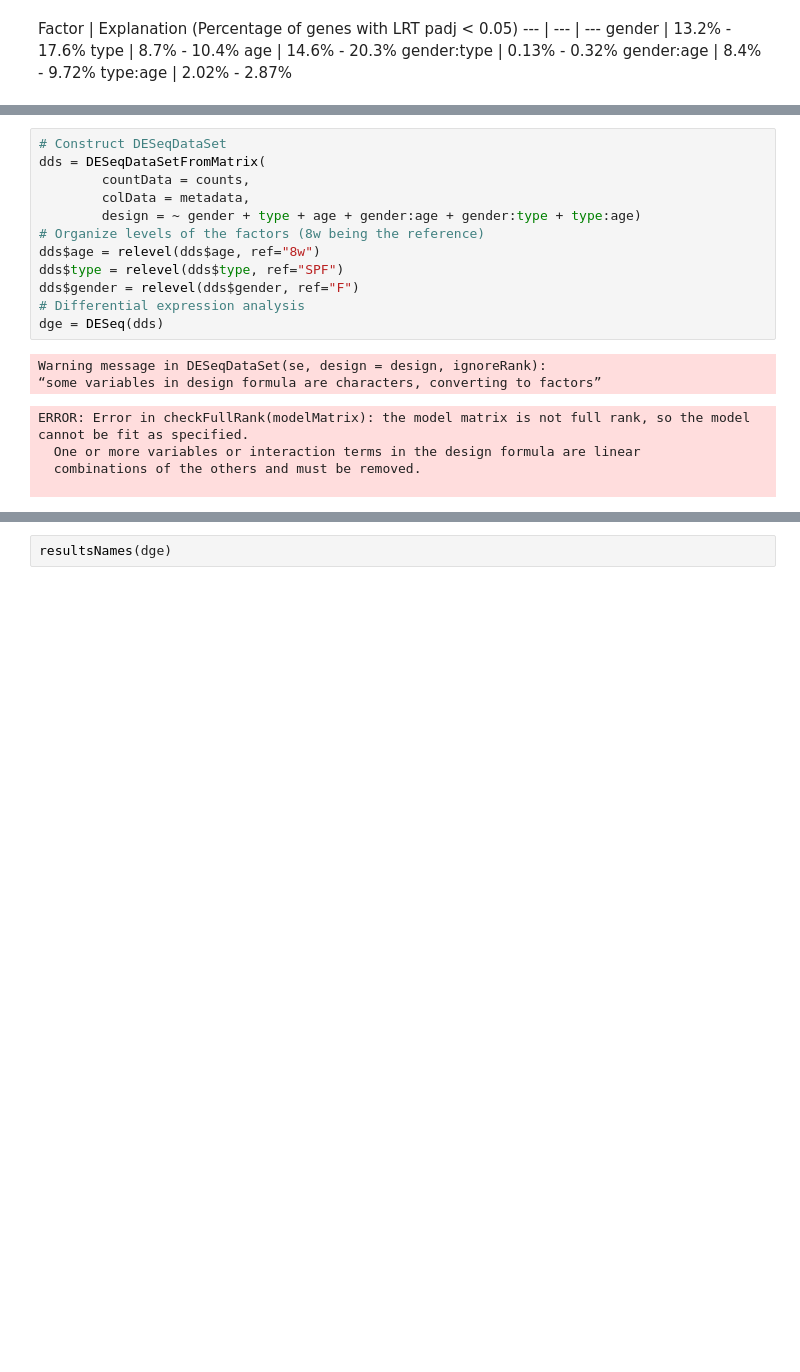
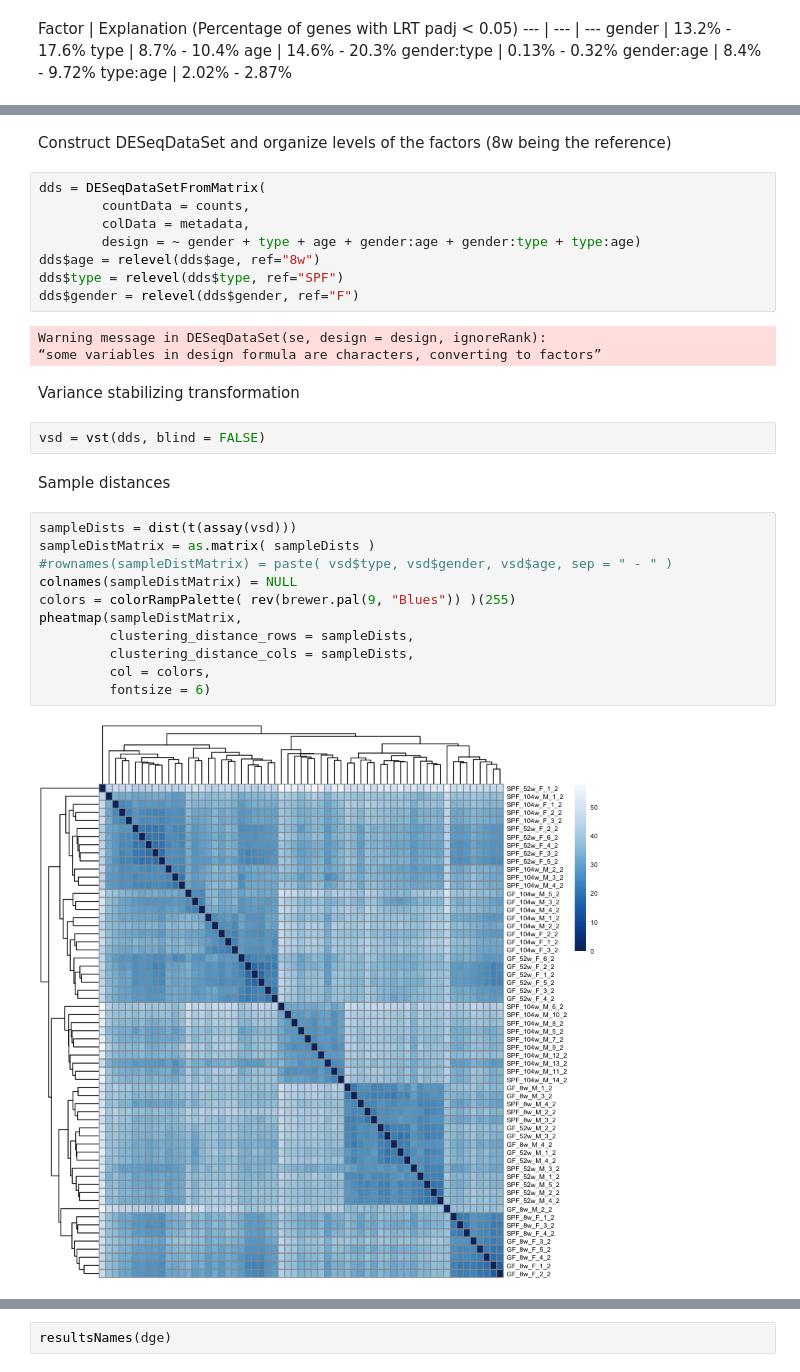
Before and after one commit to anuprulez/amma, a Jupyter notebook: src/dge_analysis.ipynb, the cells around one changed output, grey strips where cells are left out. Cells and saved outputs as stored; diff of their text form; blank space fills up the shorter version.

```diff
--- a/src/dge_analysis.ipynb
+++ b/src/dge_analysis.ipynb
@@ -854,19 +850,32 @@ mm
+# %% [markdown]
+Construct DESeqDataSet and organize levels of the factors (8w being the reference)
 # %%
-# Construct DESeqDataSet
 dds = DESeqDataSetFromMatrix(
         countData = counts,
         colData = metadata,
         design = ~ gender + type + age + gender:age + gender:type + type:age)
-# Organize levels of the factors (8w being the reference)
 dds$age = relevel(dds$age, ref="8w")
 dds$type = relevel(dds$type, ref="SPF")
 dds$gender = relevel(dds$gender, ref="F")
-# Differential expression analysis
-dge = DESeq(dds)
 # %% [output]
 Warning message in DESeqDataSet(se, design = design, ignoreRank):
 “some variables in design formula are characters, converting to factors”
-ERROR: Error in checkFullRank(modelMatrix): the model matrix is not full rank, so the model cannot be fit as specified.
-  One or more variables or interaction terms in the design formula are linear
-  combinations of the others and must be removed.
-
+# %% [markdown]
+Variance stabilizing transformation
+# %%
+vsd = vst(dds, blind = FALSE)
+# %% [markdown]
+Sample distances
+# %%
+sampleDists = dist(t(assay(vsd)))
+sampleDistMatrix = as.matrix( sampleDists )
+#rownames(sampleDistMatrix) = paste( vsd$type, vsd$gender, vsd$age, sep = " - " )
+colnames(sampleDistMatrix) = NULL
+colors = colorRampPalette( rev(brewer.pal(9, "Blues")) )(255)
+pheatmap(sampleDistMatrix,
+         clustering_distance_rows = sampleDists,
+         clustering_distance_cols = sampleDists,
+         col = colors,
+         fontsize = 6)
+# %% [output]
+[figure, added]
```
Also changed, not shown: parts of 66 cells of this notebook, 18 other files.
